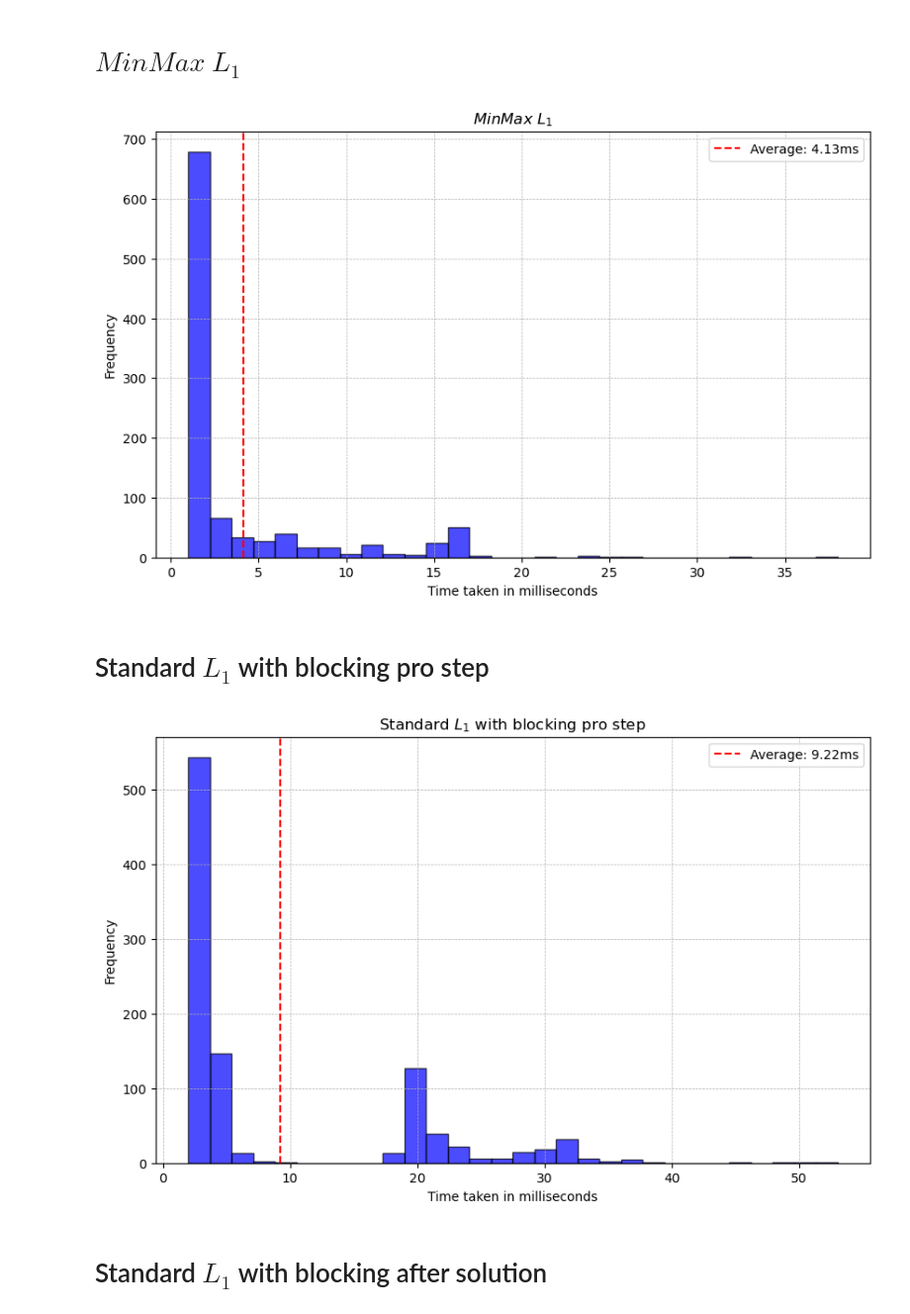
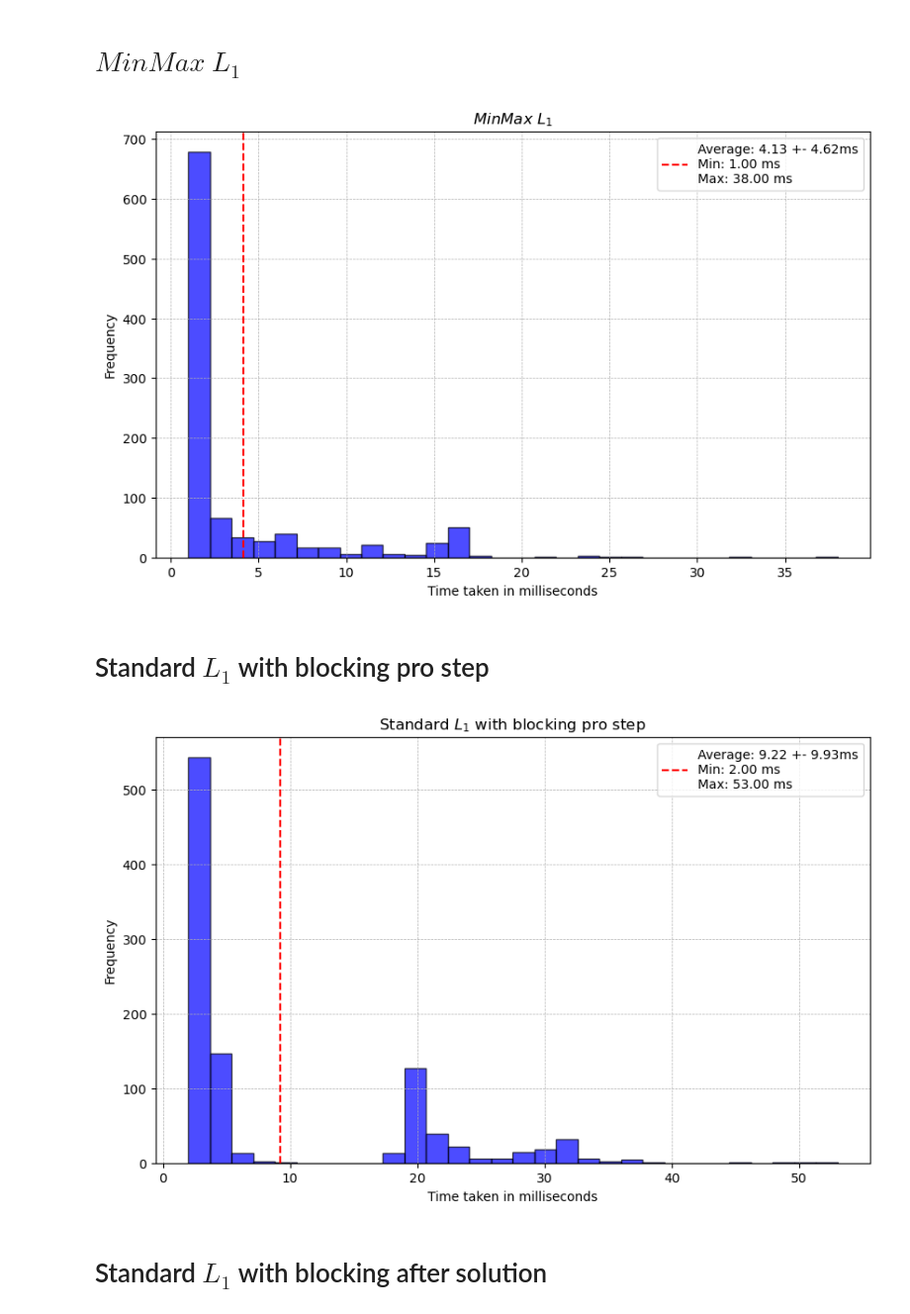
Before and after one commit to stagnu-m/BA-source-files, a Jupyter notebook: Experiment_3/Experiment_3.ipynb, the cells around one changed output. Shown: that part at 99% size. Saved outputs shown, nothing was run; the diff lists cells and outputs as text; code cells hidden in the pictures.

```diff
--- a/Experiment_3/Experiment_3.ipynb
+++ b/Experiment_3/Experiment_3.ipynb
@@ -73,30 +102,38 @@ plt.show()
 # %%
 # Calculate the average
 MinMax_L_1_average = np.mean(MinMax_L_1[:1000])
+MinMax_L_1_deviation = np.std(MinMax_L_1[:1000])
+MinMax_L_1_min = np.min(MinMax_L_1[:1000])
+MinMax_L_1_max = np.max(MinMax_L_1[:1000])
 
 # Plotting the histogram
 plt.figure(figsize=(10, 6))
 plt.hist(MinMax_L_1[:1000], bins=30, color='blue', edgecolor='black', alpha=0.7)
-plt.axvline(MinMax_L_1_average, color='red', linestyle='--', label=f'Average: {MinMax_L_1_average:.2f}ms')
+plt.axvline(MinMax_L_1_average, color='red', linestyle='--',
+            label=f'Average: {MinMax_L_1_average:.2f} +- {MinMax_L_1_deviation:.2f}ms\nMin: {MinMax_L_1_min:.2f} ms\nMax: {MinMax_L_1_max:.2f} ms')
 plt.title("$MinMax$ $L_1$")
 plt.xlabel("Time taken in milliseconds")
 plt.ylabel("Frequency")
 plt.legend()
 plt.grid(True, linestyle="--", linewidth=0.5)
 plt.savefig("Results/MinMax_L_1_plot.png", dpi=300, bbox_inches="tight")  # File name and format
 plt.show()
 # %% [output]
-[figure, old version]
+[figure, new version]
 # %% [markdown]
 # Standard $L_1$ with blocking pro step
 # %%
 # Calculate the average
 Standard_L_1_pro_step_average = np.mean(Standard_L_1_pro_step[:1000])
+Standard_L_1_pro_step_deviaton = np.std(Standard_L_1_pro_step[:1000])
+Standard_L_1_pro_step_min = np.min(Standard_L_1_pro_step[:1000])
+Standard_L_1_pro_step_max = np.max(Standard_L_1_pro_step[:1000])
 
 # Plotting the histogram
 plt.figure(figsize=(10, 6))
 plt.hist(Standard_L_1_pro_step[:1000], bins=30, color='blue', edgecolor='black', alpha=0.7)
-plt.axvline(Standard_L_1_pro_step_average, color='red', linestyle='--', label=f'Average: {Standard_L_1_pro_step_average:.2f}ms')
+plt.axvline(Standard_L_1_pro_step_average, color='red', linestyle='--',
+            label=f'Average: {Standard_L_1_pro_step_average:.2f} +- {Standard_L_1_pro_step_deviaton:.2f}ms\nMin: {Standard_L_1_pro_step_min:.2f} ms\nMax: {Standard_L_1_pro_step_max:.2f} ms')
 plt.title("Standard $L_1$ with blocking pro step")
 plt.xlabel("Time taken in milliseconds")
 plt.ylabel("Frequency")
@@ -105,7 +142,7 @@ plt.grid(True, linestyle="--", linewidth=0.5)
 plt.savefig("Results/Standard_L_1_pro_step_plot.png", dpi=300, bbox_inches="tight")  # File name and format
 plt.show()
 # %% [output]
-[figure, old version]
+[figure, new version]
 # %% [markdown]
 # Standard $L_1$ with blocking after solution
 # %%
```
Also changed, not shown: parts of 4 cells of this notebook, 24 other files.
